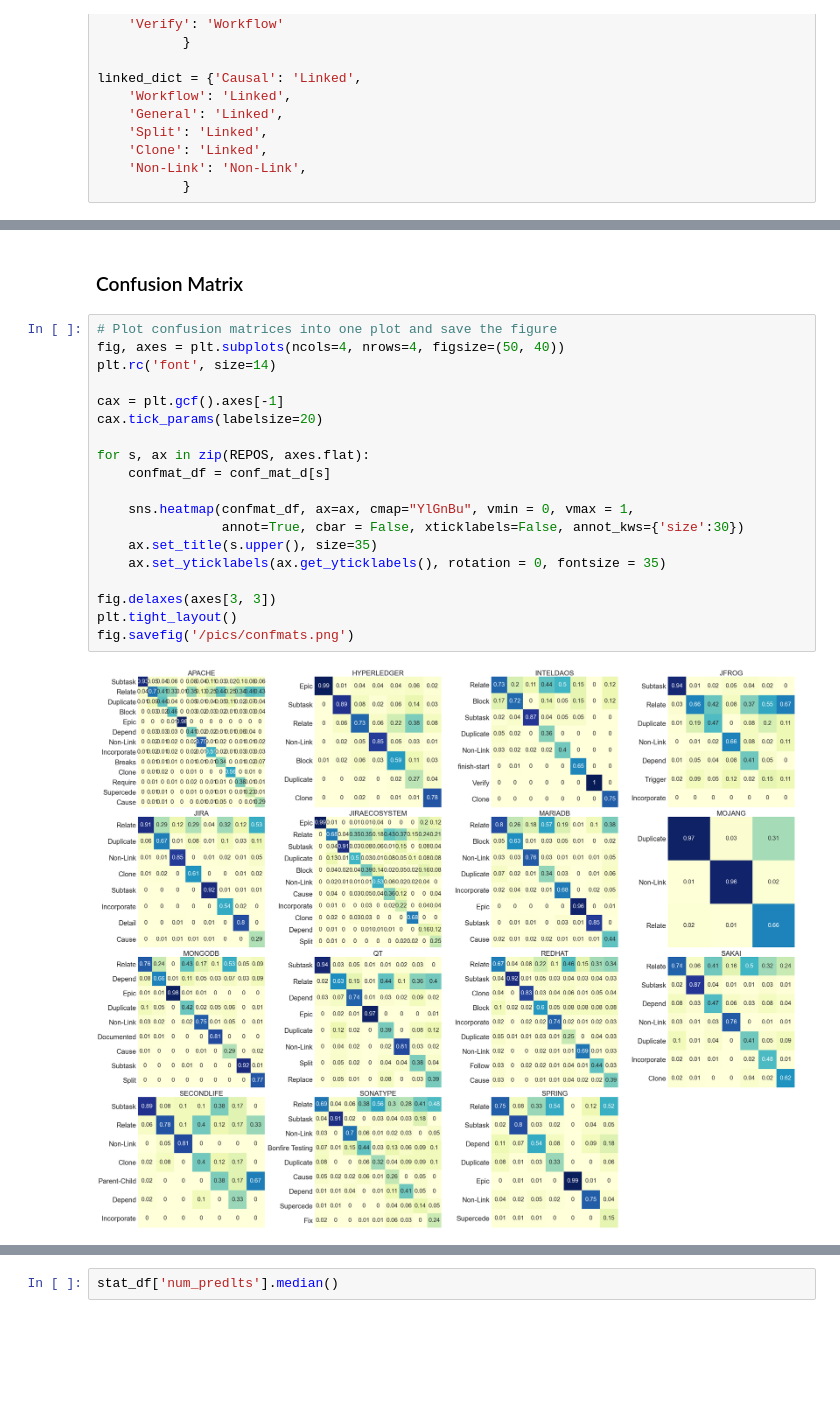
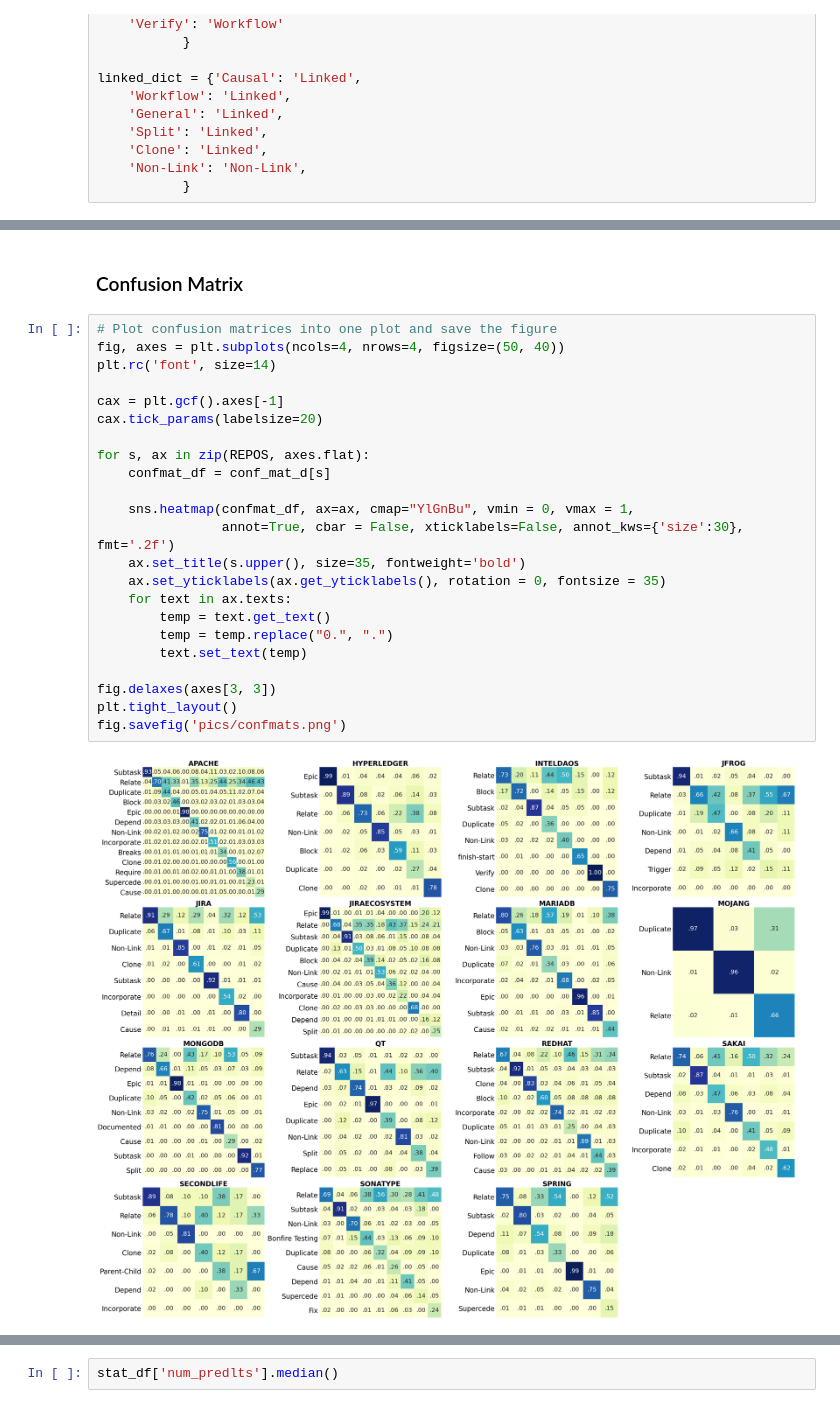
Before and after one commit to RegenKordel/LYNX-TypedLinkDetection, a Jupyter notebook: RQ1_Prediction/2_Results_Overview.ipynb, the cells around one changed output, grey strips where cells are left out. Cells and saved outputs as stored; diff of their text form; blank space fills up the shorter version.

```diff
--- a/RQ1_Prediction/2_Results_Overview.ipynb
+++ b/RQ1_Prediction/2_Results_Overview.ipynb
@@ -240,23 +224,27 @@ REPOS.sort()
-# %% [markdown]
-### Confusion Matrix
+# %% [markdown]
+### Confusion Matrix
 # %%
 # Plot confusion matrices into one plot and save the figure
 fig, axes = plt.subplots(ncols=4, nrows=4, figsize=(50, 40))
 plt.rc('font', size=14)
 
 cax = plt.gcf().axes[-1]
 cax.tick_params(labelsize=20)
 
 for s, ax in zip(REPOS, axes.flat):
     confmat_df = conf_mat_d[s]
 
     sns.heatmap(confmat_df, ax=ax, cmap="YlGnBu", vmin = 0, vmax = 1,
-                annot=True, cbar = False, xticklabels=False, annot_kws={'size':30})
-    ax.set_title(s.upper(), size=35)
+                annot=True, cbar = False, xticklabels=False, annot_kws={'size':30}, fmt='.2f')
+    ax.set_title(s.upper(), size=35, fontweight='bold')
     ax.set_yticklabels(ax.get_yticklabels(), rotation = 0, fontsize = 35)
+    for text in ax.texts:
+        temp = text.get_text()
+        temp = temp.replace("0.", ".")
+        text.set_text(temp)
 
 fig.delaxes(axes[3, 3])
 plt.tight_layout()
-fig.savefig('/pics/confmats.png')
+fig.savefig('pics/confmats.png')
 # %% [output]
-[figure, old version]
+[figure, new version]
```
Also changed, not shown: parts of 20 cells of this notebook, 2 other files.
